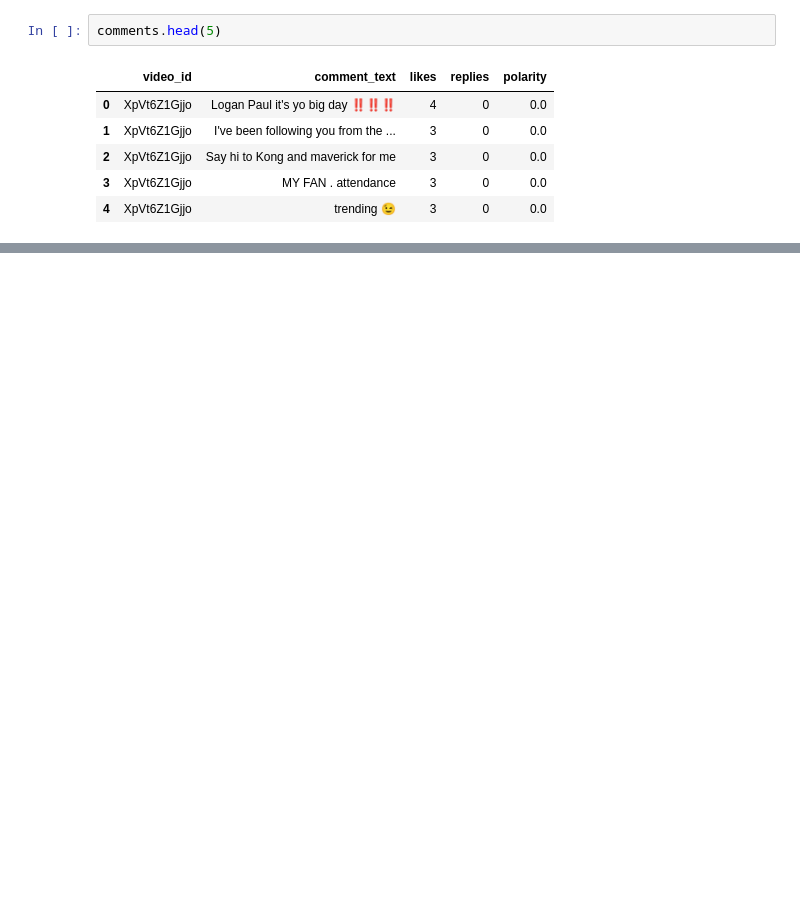
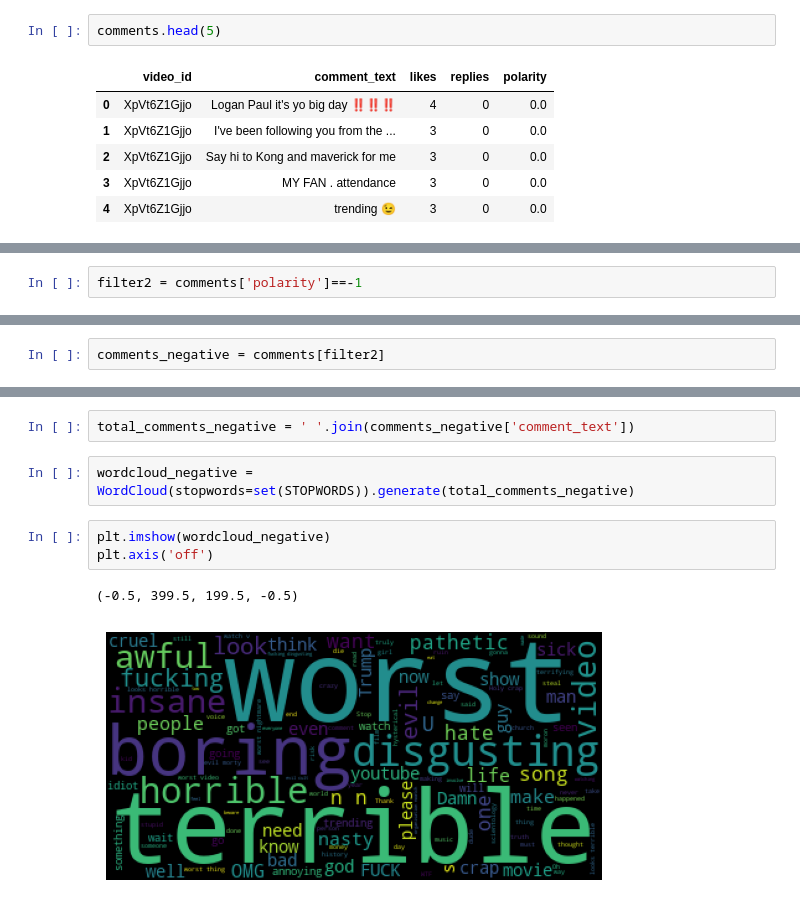
Before and after one commit to mcsmithers/youtubeSentimentAnalysis, a Jupyter notebook: sentiment_analysis.ipynb, the cells around one changed output, grey strips where cells are left out. Cells and saved outputs as stored; diff of their text form; blank space fills up the shorter version.

```diff
--- a/sentiment_analysis.ipynb
+++ b/sentiment_analysis.ipynb
@@ -101,0 +99,2 @@ comments.head(5)
+# %%
+filter2 = comments['polarity']==-1
@@ -101,0 +117,2 @@ comments.head(5)
+# %%
+comments_negative = comments[filter2]
@@ -101,0 +201,10 @@ comments.head(5)
+# %%
+total_comments_negative = ' '.join(comments_negative['comment_text'])
+# %%
+wordcloud_negative = WordCloud(stopwords=set(STOPWORDS)).generate(total_comments_negative)
+# %%
+plt.imshow(wordcloud_negative)
+plt.axis('off')
+# %% [output]
+(-0.5, 399.5, 199.5, -0.5)
+[figure, added]
```
Also changed, not shown: parts of 13 cells of this notebook.
